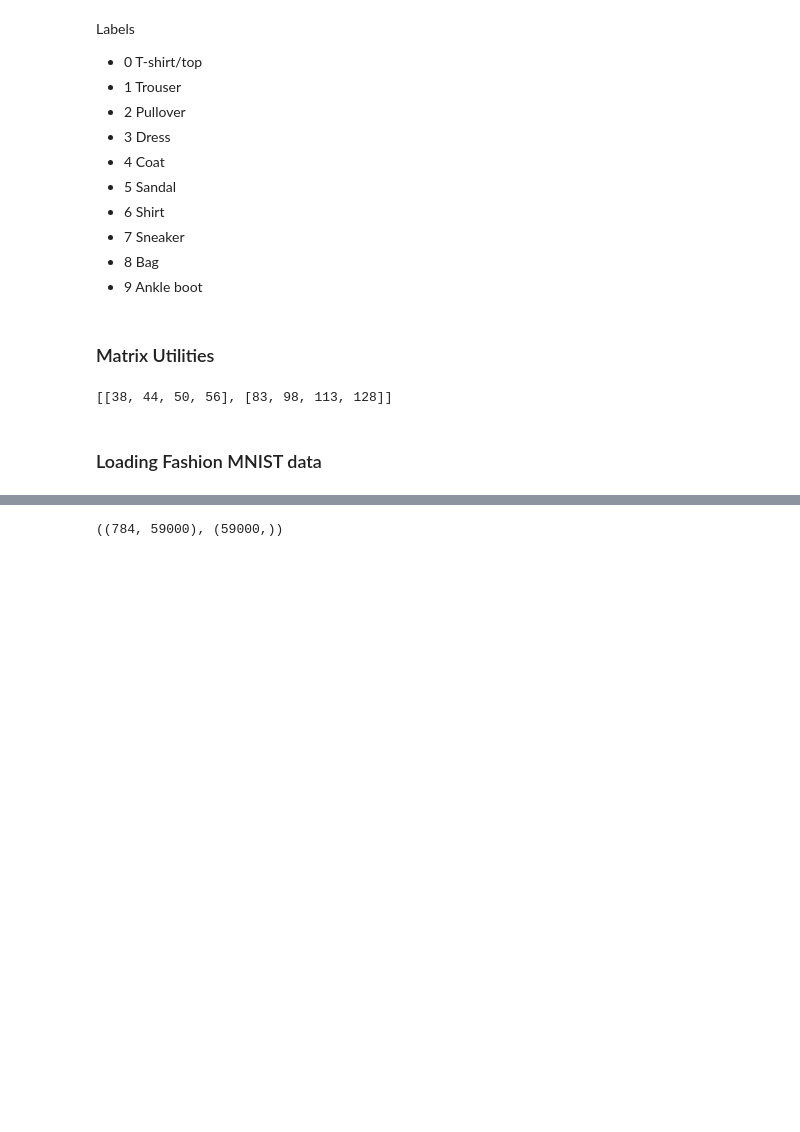
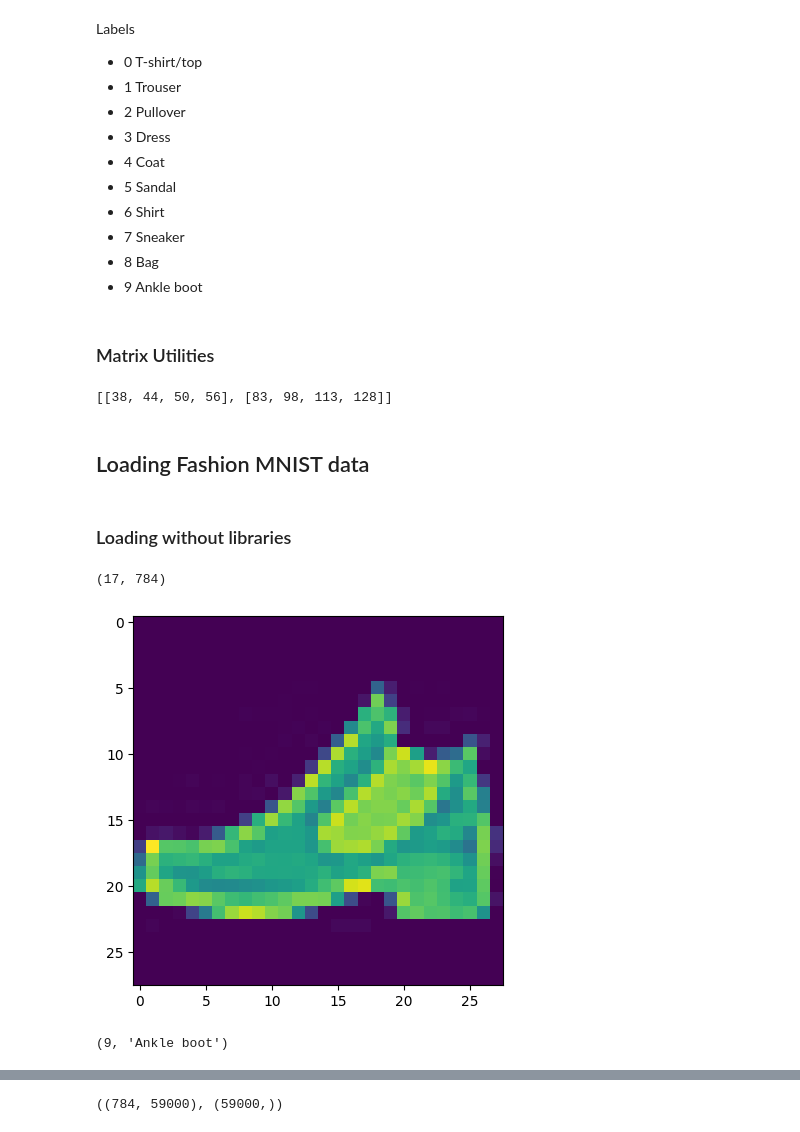
Before and after one commit to giansmart/algorithms, a Jupyter notebook: neural-networks/deep-nn.ipynb, the cells around one changed output, grey strips where cells are left out. Saved outputs shown, nothing was run; the diff lists cells and outputs as text; code cells hidden in the pictures; blank space fills up the shorter version.

```diff
--- a/neural-networks/deep-nn.ipynb
+++ b/neural-networks/deep-nn.ipynb
@@ -84,7 +84,9 @@ multiply_matrix(A, B)
 # %% [output]
 [[38, 44, 50, 56], [83, 98, 113, 128]]
 # %% [markdown]
-### Loading Fashion MNIST data
+## Loading Fashion MNIST data
+# %% [markdown]
+### Loading without libraries
 # %%
 base_data_path = 'fashion-mnist-data'
 
@@ -101,3 +103,15 @@ def load_data():
     return x_data, y_data
 
 X,Y = load_data()
+# %%
+len(X), len(X[0])
+# %% [output]
+(17, 784)
+# %%
+x_img = reshape_vector(X[1],28)
+plt.imshow(x_img)
+plt.show()
+Y[1], get_article(Y[1])
+# %% [output]
+[figure, added]
+(9, 'Ankle boot')
```
Also changed, not shown: parts of 17 cells of this notebook.
